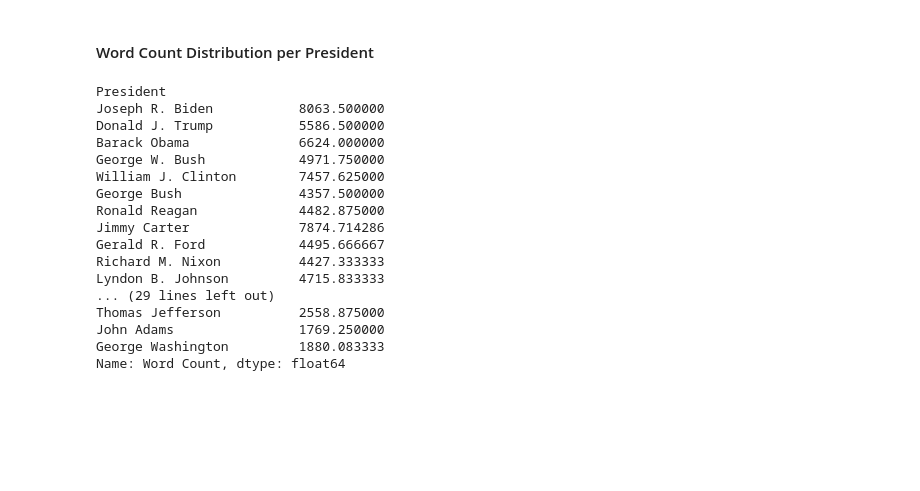
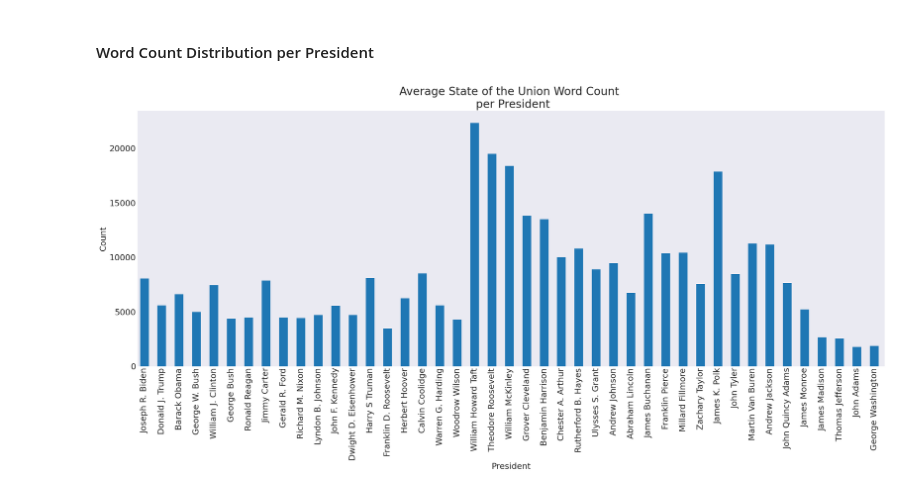
Before and after one commit to UCB-stat-159-f25/proj02-group11, a Jupyter notebook: nlp-P01.ipynb, the cells around one changed output. Saved outputs shown, nothing was run; the diff lists cells and outputs as text; code cells hidden in the pictures; blank space fills up the shorter version.

```diff
--- a/nlp-P01.ipynb
+++ b/nlp-P01.ipynb
@@ -114,22 +114,16 @@ pres_word_count = sou.drop(['Year', 'Text'], axis = 1).groupby('President').mean
 pres_word_count = pres_word_count['Word Count']
 pres_word_count = pres_word_count.reindex(pres_order)
 # %%
-pres_word_count
+# Plot
+# Hint - use the .plot() method for Pandas Series, make sure all presidents show up on x-axis
+plt.rcParams.update({'font.size': 18})
+plt.figure(figsize = (24,12))
+plt.bar(pres_order, pres_word_count, width = 0.5)
+plt.xlabel('President')
+plt.xlim(-0.4, len(pres_order) - 0.4)
+plt.xticks(rotation = 90)
+plt.ylabel('Count')
+plt.title('Average State of the Union Word Count \n per President', fontsize = 24)
+plt.tight_layout();
 # %% [output]
-President
-Joseph R. Biden           8063.500000
-Donald J. Trump           5586.500000
-Barack Obama              6624.000000
-George W. Bush            4971.750000
-William J. Clinton        7457.625000
-George Bush               4357.500000
-Ronald Reagan             4482.875000
-Jimmy Carter              7874.714286
-Gerald R. Ford            4495.666667
-Richard M. Nixon          4427.333333
-Lyndon B. Johnson         4715.833333
-... (29 lines left out)
-Thomas Jefferson          2558.875000
-John Adams                1769.250000
-George Washington         1880.083333
-Name: Word Count, dtype: float64
+[figure, added]
```
Also changed, not shown: parts of 1 cell of this notebook, 2 other files.
